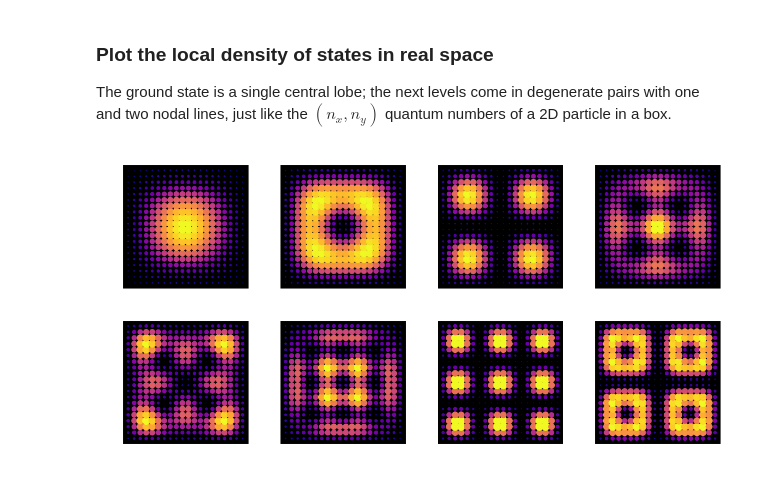
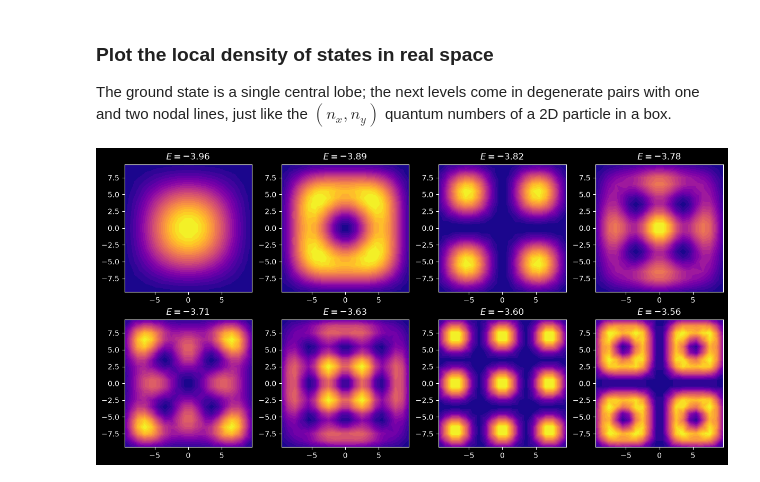
Before and after one commit to joselado/pyqula, a Jupyter notebook: jupyter-notebooks/11_quantum_dot_modes/main.ipynb, the cells around one changed output. Cells and saved outputs as stored; diff of their text form; code cells hidden in the pictures.

```diff
--- a/jupyter-notebooks/11_quantum_dot_modes/main.ipynb
+++ b/jupyter-notebooks/11_quantum_dot_modes/main.ipynb
@@ -36,15 +36,16 @@ ldos_array = [h.get_ldos(e=ei,write=False) for ei in es8] # compute LDOS for the
 ### Plot the local density of states in real space
 The ground state is a single central lobe; the next levels come in degenerate pairs with one and two nodal lines, just like the $(n_x,n_y)$ quantum numbers of a 2D particle in a box.
 # %%
+plt.style.use('dark_background') # use the dark mode
 fig = plt.figure(figsize=(12, 6)) # set the right ratio
-plt.style.use('dark_background') # use the dark mode
 for ip,(x,y,d) in enumerate(ldos_array,start=1): # loop over LDOS maps
-    plt.subplot(2,4,ip) # create an individual subplot
+    ax = plt.subplot(2,4,ip) # create an individual subplot
     dn = d/np.max(d) # normalize
-    plt.scatter(x,y,s=dn*100,c=dn,cmap="plasma")
-    plt.title(f"$E={es8[ip-1]:.2f}$")
+    ax.tricontourf(x,y,dn,levels=30,cmap="plasma")
+    ax.set_aspect("equal")
+    ax.set_title(f"$E={es8[ip-1]:.2f}$")
 
 plt.tight_layout()
 plt.show()
 # %% [output]
-[figure, old version]
+[figure, new version]
```
Also changed, not shown: 1 other file.
